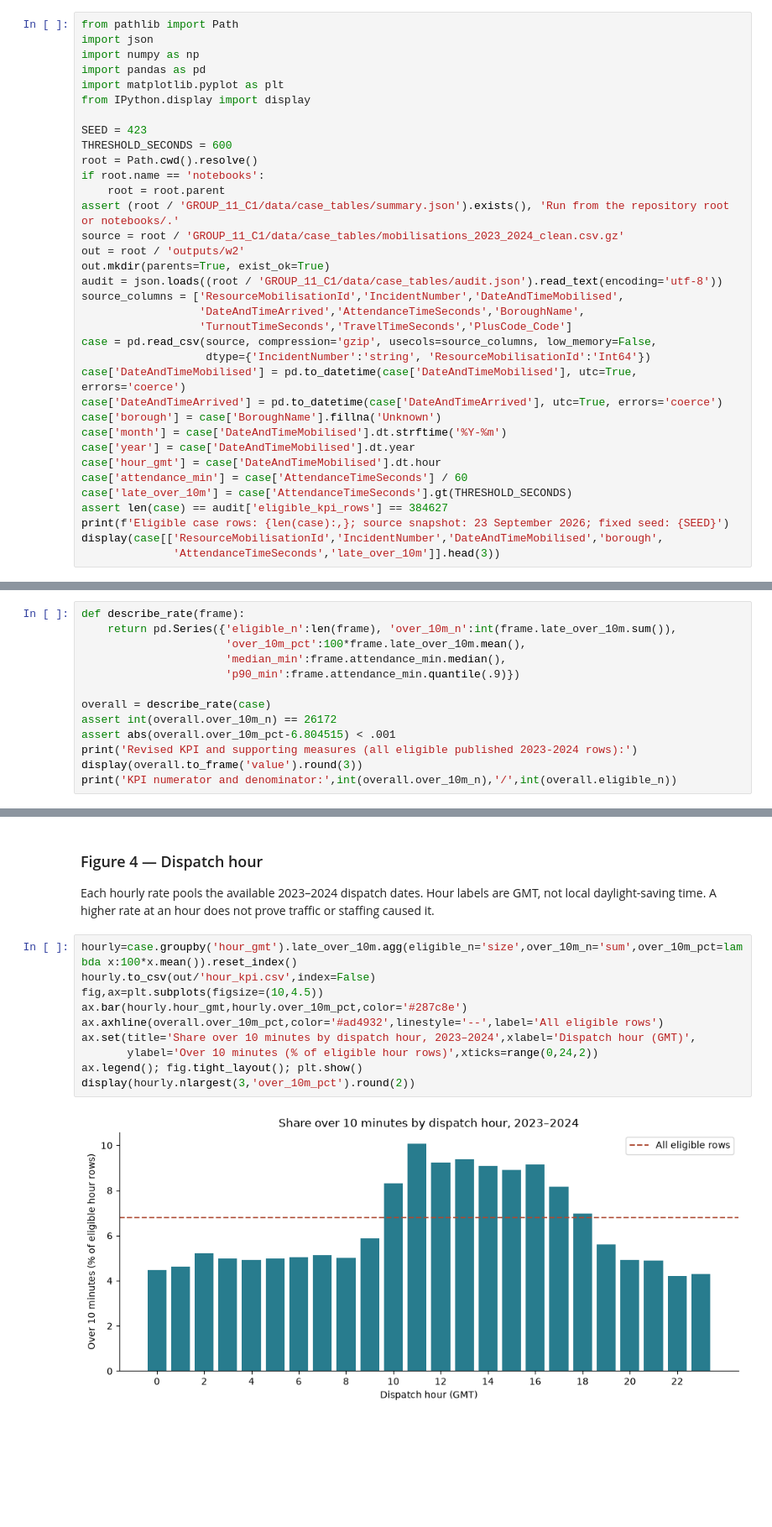
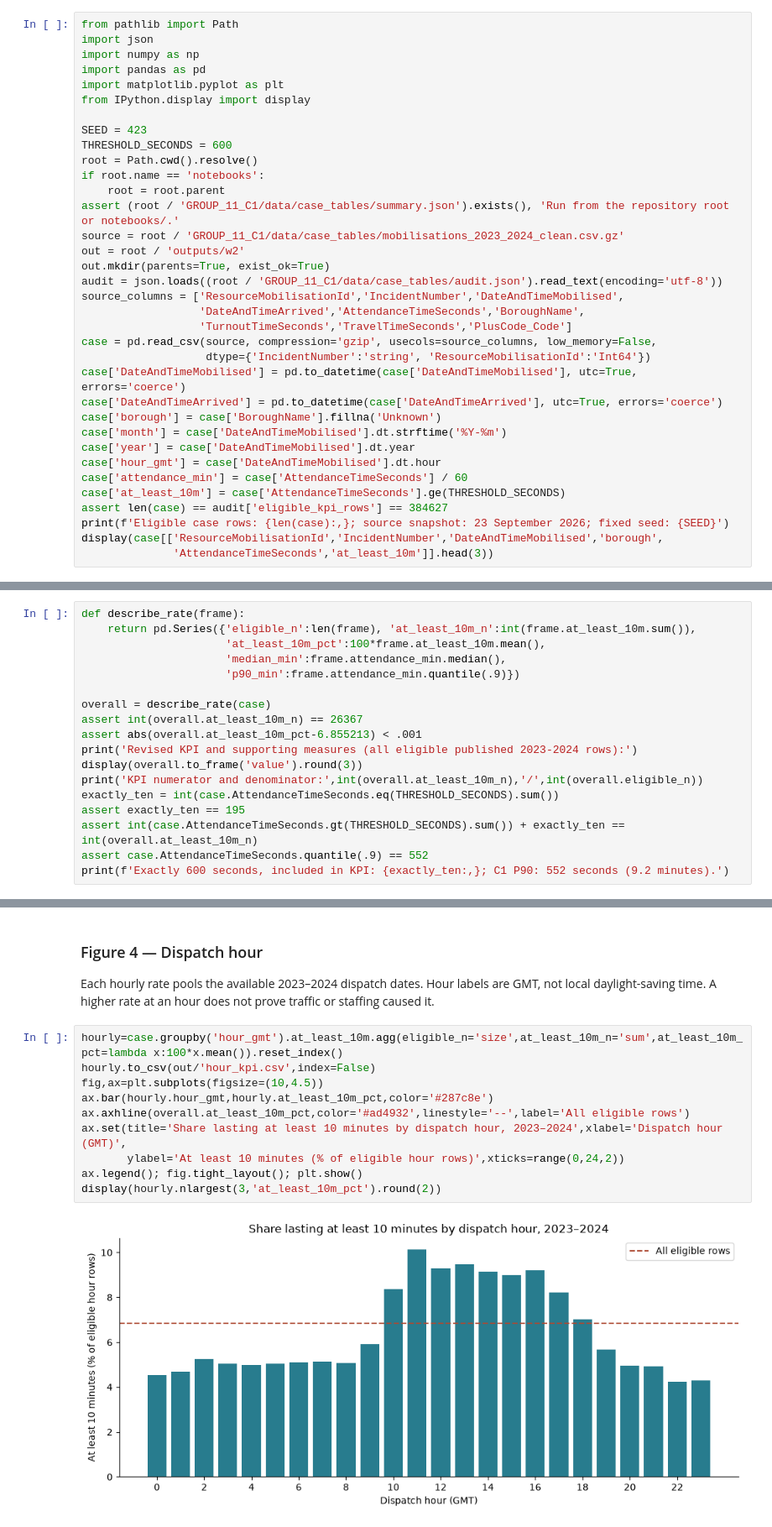
Before and after one commit to matiasudd/lfb-business-intelligence, a Jupyter notebook: notebooks/W2_project.ipynb, the cells around one changed output, grey strips where cells are left out. Shown at 84% size. Drawn from its saved outputs; the diff is of its cells as text; blank space fills up the shorter version.

Commit message:
Fix W2 KPI at ten minutes inclusive

```diff
--- a/notebooks/W2_project.ipynb
+++ b/notebooks/W2_project.ipynb
@@ -68,11 +68,11 @@ case['month'] = case['DateAndTimeMobilised'].dt.strftime('%Y-%m')
 case['year'] = case['DateAndTimeMobilised'].dt.year
 case['hour_gmt'] = case['DateAndTimeMobilised'].dt.hour
 case['attendance_min'] = case['AttendanceTimeSeconds'] / 60
-case['late_over_10m'] = case['AttendanceTimeSeconds'].gt(THRESHOLD_SECONDS)
+case['at_least_10m'] = case['AttendanceTimeSeconds'].ge(THRESHOLD_SECONDS)
 assert len(case) == audit['eligible_kpi_rows'] == 384627
 print(f'Eligible case rows: {len(case):,}; source snapshot: 23 September 2026; fixed seed: {SEED}')
 display(case[['ResourceMobilisationId','IncidentNumber','DateAndTimeMobilised','borough',
-              'AttendanceTimeSeconds','late_over_10m']].head(3))
+              'AttendanceTimeSeconds','at_least_10m']].head(3))
 # %% [output]
 Eligible case rows: 384,627; source snapshot: 23 September 2026; fixed seed: 423
 |  | ResourceMobilisationId | IncidentNumber | DateAndTimeMobilised | borough | AttendanceTimeSeconds | ... |
@@ -143,17 +143,22 @@ The missing final day and the 20-minute observed ceiling are source-coverage sig
 ## Results — revised EDA
 # %%
 def describe_rate(frame):
-    return pd.Series({'eligible_n':len(frame), 'over_10m_n':int(frame.late_over_10m.sum()),
-                      'over_10m_pct':100*frame.late_over_10m.mean(),
+    return pd.Series({'eligible_n':len(frame), 'at_least_10m_n':int(frame.at_least_10m.sum()),
+                      'at_least_10m_pct':100*frame.at_least_10m.mean(),
                       'median_min':frame.attendance_min.median(),
                       'p90_min':frame.attendance_min.quantile(.9)})
 
 overall = describe_rate(case)
-assert int(overall.over_10m_n) == 26172
-assert abs(overall.over_10m_pct-6.804515) < .001
+assert int(overall.at_least_10m_n) == 26367
+assert abs(overall.at_least_10m_pct-6.855213) < .001
 print('Revised KPI and supporting measures (all eligible published 2023-2024 rows):')
 display(overall.to_frame('value').round(3))
-print('KPI numerator and denominator:',int(overall.over_10m_n),'/',int(overall.eligible_n))
+print('KPI numerator and denominator:',int(overall.at_least_10m_n),'/',int(overall.eligible_n))
+exactly_ten = int(case.AttendanceTimeSeconds.eq(THRESHOLD_SECONDS).sum())
+assert exactly_ten == 195
+assert int(case.AttendanceTimeSeconds.gt(THRESHOLD_SECONDS).sum()) + exactly_ten == int(overall.at_least_10m_n)
+assert case.AttendanceTimeSeconds.quantile(.9) == 552
+print(f'Exactly 600 seconds, included in KPI: {exactly_ten:,}; C1 P90: 552 seconds (9.2 minutes).')
 # %% [output]
 Revised KPI and supporting measures (all eligible published 2023-2024 rows):
 |  | value |
@@ -226,14 +232,14 @@ ax.legend(fontsize=8); fig.tight_layout(); plt.show()
 ### Figure 4 — Dispatch hour
 Each hourly rate pools the available 2023–2024 dispatch dates. Hour labels are GMT, not local daylight-saving time. A higher rate at an hour does not prove traffic or staffing caused it.
 # %%
-hourly=case.groupby('hour_gmt').late_over_10m.agg(eligible_n='size',over_10m_n='sum',over_10m_pct=lambda x:100*x.mean()).reset_index()
+hourly=case.groupby('hour_gmt').at_least_10m.agg(eligible_n='size',at_least_10m_n='sum',at_least_10m_pct=lambda x:100*x.mean()).reset_index()
 hourly.to_csv(out/'hour_kpi.csv',index=False)
 fig,ax=plt.subplots(figsize=(10,4.5))
-ax.bar(hourly.hour_gmt,hourly.over_10m_pct,color='#287c8e')
-ax.axhline(overall.over_10m_pct,color='#ad4932',linestyle='--',label='All eligible rows')
-ax.set(title='Share over 10 minutes by dispatch hour, 2023–2024',xlabel='Dispatch hour (GMT)',
-       ylabel='Over 10 minutes (% of eligible hour rows)',xticks=range(0,24,2))
+ax.bar(hourly.hour_gmt,hourly.at_least_10m_pct,color='#287c8e')
+ax.axhline(overall.at_least_10m_pct,color='#ad4932',linestyle='--',label='All eligible rows')
+ax.set(title='Share lasting at least 10 minutes by dispatch hour, 2023–2024',xlabel='Dispatch hour (GMT)',
+       ylabel='At least 10 minutes (% of eligible hour rows)',xticks=range(0,24,2))
 ax.legend(); fig.tight_layout(); plt.show()
-display(hourly.nlargest(3,'over_10m_pct').round(2))
+display(hourly.nlargest(3,'at_least_10m_pct').round(2))
 # %% [output]
-[figure, old version]
+[figure, new version]
```
Also changed, not shown: parts of 13 cells of this notebook, 14 other files.
